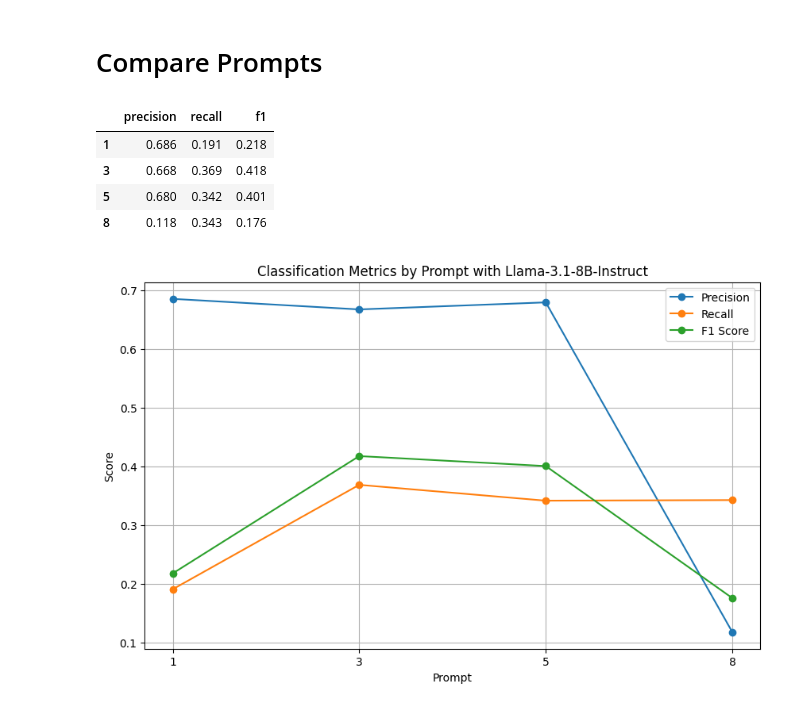
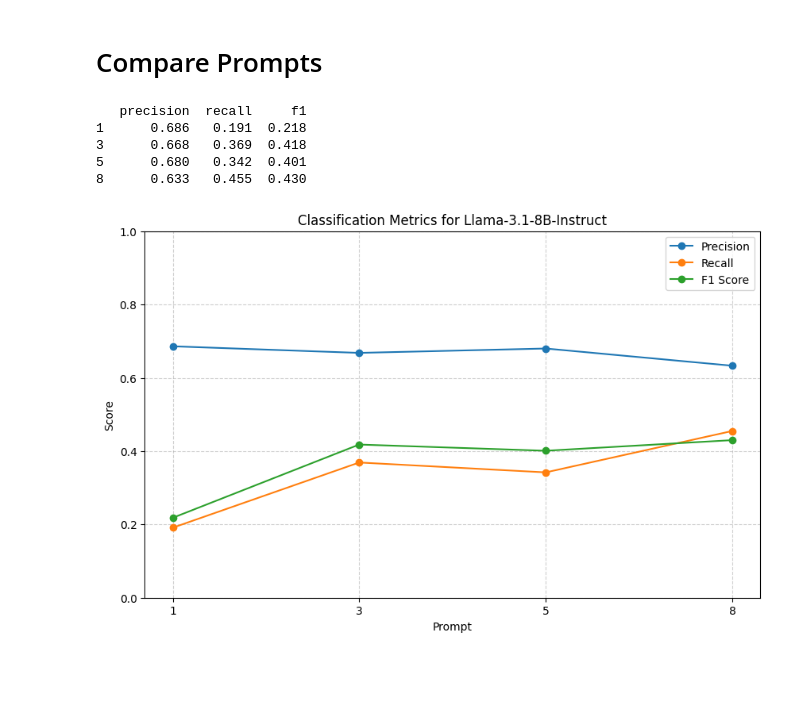
Before and after one commit to Marco-Consoloni/patent-sentence-classification, a Jupyter notebook: prompting/compare_prompting.ipynb, the cells around one changed output. Saved outputs shown, nothing was run; the diff lists cells and outputs as text; code cells hidden in the pictures; blank space fills up the shorter version.

```diff
--- a/prompting/compare_prompting.ipynb
+++ b/prompting/compare_prompting.ipynb
@@ -9,62 +9,59 @@ from sklearn.metrics import confusion_matrix, ConfusionMatrixDisplay
 from sklearn.metrics import classification_report, precision_score, recall_score, f1_score
 
 # Set folder path
 folder_path = "/home/fantoni/patent-sentence-classification/results/prompting"
 
 # Choose model
 model_name = 'gpt-3.5-turbo'
 model_name = 'gpt-4o'
-model_name = 'Llama-3.1-8B'
 model_name = 'Llama-3.1-8B-Instruct'
-
 
 # Set averaging mode
 average = 'weighted'
 
 results_all = {}
 for file_name in os.listdir(folder_path):
     if file_name.endswith(".xlsx") and file_name.startswith(model_name):
-        prompt_number = file_name.split('_')[1].replace(".xlsx", "")[-1]
+        prompt_number = file_name.split('_')[2].replace(".xlsx", "")[-1]
         result_df = pd.read_excel(os.path.join(folder_path, file_name))
 
         # Set labels
-        true_labels = result_df['true_class']
-        predicted_labels = result_df['pred_class']
+        true_labels = result_df['sent_tag']
+        predicted_labels = result_df['predicted_tag']
 
         # Calculate classification metrics
         precision = precision_score(true_labels, predicted_labels, average=average, zero_division=0)
         recall = recall_score(true_labels, predicted_labels, average=average, zero_division=0)
         f1 = f1_score(true_labels, predicted_labels, average=average, zero_division=0)
 
         # Append to results
         results_all[prompt_number] = {'precision': precision, 'recall': recall, 'f1': f1}
 
+# Print DataFrame
 results_df = pd.DataFrame.from_dict(results_all, orient='index').sort_index().round(3)
-results_df
+print(results_df)
+
+# Sort results by prompt number
+precision_values = results_df['precision'].tolist()
+recall_values = results_df['recall'].tolist()
+f1_values = results_df['f1'].tolist()
+
+# Plot the results
+plt.figure(figsize=(10, 6))
+plt.plot(sorted_prompts, precision_values, marker = 'o', label='Precision')
+plt.plot(sorted_prompts, recall_values, marker = 'o', label='Recall')
+plt.plot(sorted_prompts, f1_values, marker = 'o', label='F1 Score')
+plt.ylim(0, 1)
+plt.xlabel('Prompt')
+plt.ylabel('Score')
+plt.title(f'Classification Metrics for {model_name}')
+plt.legend()
+plt.grid(True, linestyle='--', alpha=0.6)
+plt.show()
 # %% [output]
-|  | precision | recall | f1 |
-| 1 | 0.686 | 0.191 | 0.218 |
-| 3 | 0.668 | 0.369 | 0.418 |
-| 5 | 0.680 | 0.342 | 0.401 |
-| 8 | 0.118 | 0.343 | 0.176 |
+   precision  recall     f1
+1      0.686   0.191  0.218
+3      0.668   0.369  0.418
+5      0.680   0.342  0.401
+8      0.633   0.455  0.430
+[figure, added]
-# %%
-# Sort results by prompt number
-sorted_prompts = results_df.index.tolist()
-precision_values = results_df['precision'].tolist()
-recall_values = results_df['recall'].tolist()
-f1_values = results_df['f1'].tolist()
-
-# Plot the results
-plt.figure(figsize=(10, 6))
-plt.plot(sorted_prompts, precision_values, marker = 'o', label='Precision')
-plt.plot(sorted_prompts, recall_values, marker = 'o', label='Recall')
-plt.plot(sorted_prompts, f1_values, marker = 'o', label='F1 Score')
-
-plt.xlabel('Prompt')
-plt.ylabel('Score')
-plt.title(f'Classification Metrics by Prompt with {model_name}')
-plt.legend()
-plt.grid(True)
-plt.show()
-# %% [output]
-[figure, removed]
```
Also changed, not shown: parts of 2 cells of this notebook, 11 other files.
